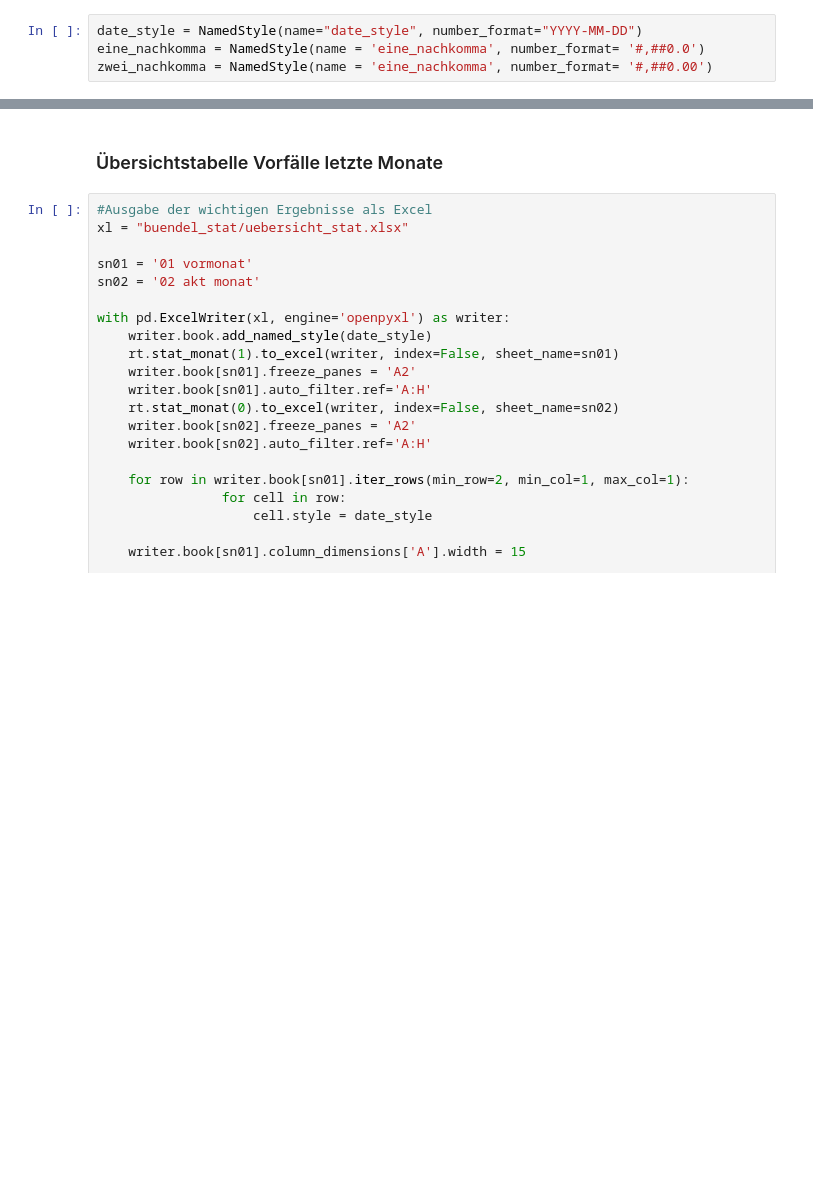
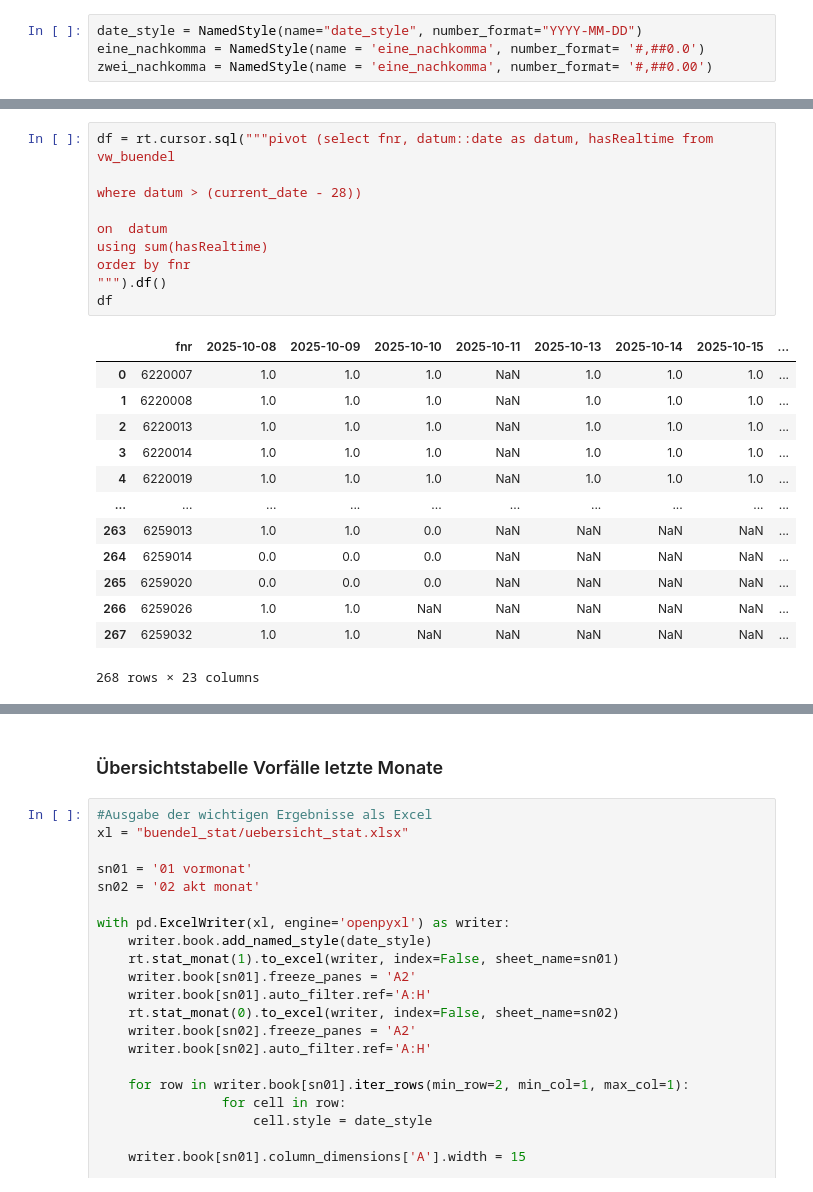
Before and after one commit to zvbn-code/rt2, a Jupyter notebook: rt_auswertung_parquet.ipynb, the cells around one changed output, grey strips where cells are left out. Cells and saved outputs as stored; diff of their text form; blank space fills up the shorter version.

```diff
--- a/rt_auswertung_parquet.ipynb
+++ b/rt_auswertung_parquet.ipynb
@@ -680,3 +1246,27 @@ zwei_nachkomma = NamedStyle(name = 'eine_nachkomma', number_format= '#,##0.00')
+# %%
+df = rt.cursor.sql("""pivot (select fnr, datum::date as datum, hasRealtime from vw_buendel
+
+where datum > (current_date - 28))
+
+on  datum
+using sum(hasRealtime)
+order by fnr
+""").df()
+df
+# %% [output]
+|  | fnr | 2025-10-08 | 2025-10-09 | 2025-10-10 | 2025-10-11 | 2025-10-13 | 2025-10-14 | 2025-10-15 | ... |
+| 0 | 6220007 | 1.0 | 1.0 | 1.0 | NaN | 1.0 | 1.0 | 1.0 | ... |
+| 1 | 6220008 | 1.0 | 1.0 | 1.0 | NaN | 1.0 | 1.0 | 1.0 | ... |
+| 2 | 6220013 | 1.0 | 1.0 | 1.0 | NaN | 1.0 | 1.0 | 1.0 | ... |
+| 3 | 6220014 | 1.0 | 1.0 | 1.0 | NaN | 1.0 | 1.0 | 1.0 | ... |
+| 4 | 6220019 | 1.0 | 1.0 | 1.0 | NaN | 1.0 | 1.0 | 1.0 | ... |
+| ... | ... | ... | ... | ... | ... | ... | ... | ... | ... |
+| 263 | 6259013 | 1.0 | 1.0 | 0.0 | NaN | NaN | NaN | NaN | ... |
+| 264 | 6259014 | 0.0 | 0.0 | 0.0 | NaN | NaN | NaN | NaN | ... |
+| 265 | 6259020 | 0.0 | 0.0 | 0.0 | NaN | NaN | NaN | NaN | ... |
+| 266 | 6259026 | 1.0 | 1.0 | NaN | NaN | NaN | NaN | NaN | ... |
+| 267 | 6259032 | 1.0 | 1.0 | NaN | NaN | NaN | NaN | NaN | ... |
+268 rows × 23 columns
 # %%
 func_proz = lambda s: str(int((1-s) * 1000)/10) + '%' if str(int(s)) != '-1' else '-'
 func_date = lambda s: s.dt.strftime('%m/%d/%Y')
```
Also changed, not shown: parts of 49 cells of this notebook.
